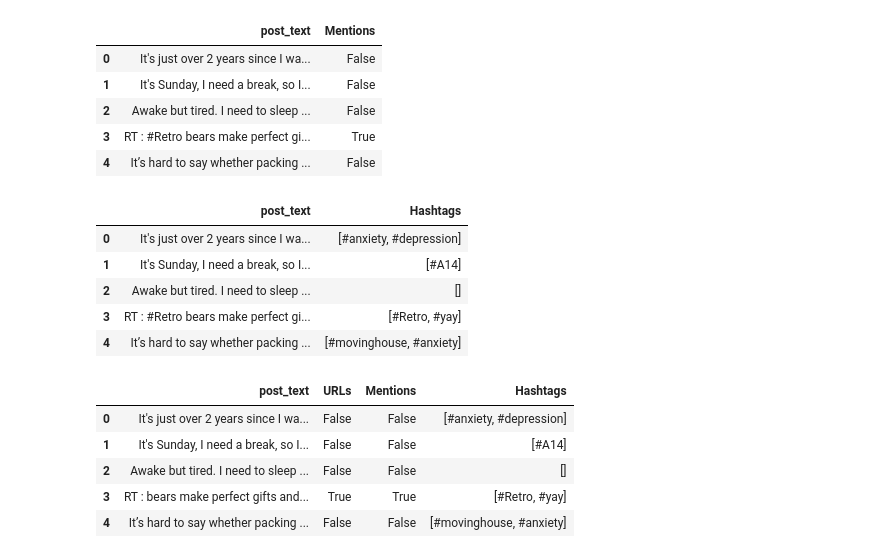
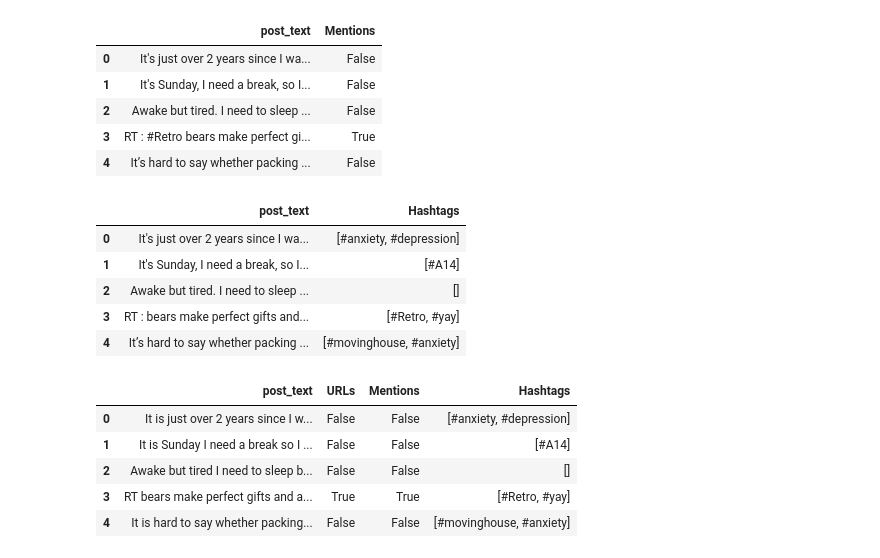
Before and after one commit to thunder121x/Social-Media-Emotion-Analysis-Framework, a Jupyter notebook: main.ipynb, the cells around one changed output. Drawn from its saved outputs; the diff is of its cells as text; code cells hidden in the pictures.

```diff
--- a/main.ipynb
+++ b/main.ipynb
@@ -149,28 +142,20 @@ def extract_hashtags(text):
 
 # Extract hashtags into a new column
 df_cleaned['Hashtags'] = df_cleaned['post_text'].apply(lambda x: extract_hashtags(x))
+
+# (Optional) If you want to also REMOVE hashtags from the post_text:
+def remove_hashtags(text):
+    return re.sub(r'#\w+', '', text)
+
+# Uncomment below line if you want to remove hashtags from the post_text
+df_cleaned['post_text'] = df_cleaned['post_text'].apply(lambda x: remove_hashtags(x))
+
+# View the result
 df_cleaned[['post_text', 'Hashtags']].head()
 # %% [output]
 |  | post_text | Hashtags |
 | 0 | It's just over 2 years since I wa... | [#anxiety, #depression] |
 | 1 | It's Sunday, I need a break, so I... | [#A14] |
 | 2 | Awake but tired. I need to sleep ... | [] |
-| 3 | RT : #Retro bears make perfect gi... | [#Retro, #yay] |
+| 3 | RT : bears make perfect gifts and... | [#Retro, #yay] |
 | 4 | It’s hard to say whether packing ... | [#movinghouse, #anxiety] |
-# %%
-# (Optional) If you want to also REMOVE hashtags from the post_text:
-def remove_hashtags(text):
-    return re.sub(r'#\w+', '', text)
-
-# Uncomment below line if you want to remove hashtags from the post_text
-df_cleaned['post_text'] = df_cleaned['post_text'].apply(lambda x: remove_hashtags(x))
-
-# View the result
-df_cleaned[['post_text', 'URLs', 'Mentions', 'Hashtags']].head()
-# %% [output]
-|  | post_text | URLs | Mentions | Hashtags |
-| 0 | It's just over 2 years since I wa... | False | False | [#anxiety, #depression] |
-| 1 | It's Sunday, I need a break, so I... | False | False | [#A14] |
-| 2 | Awake but tired. I need to sleep ... | False | False | [] |
-| 3 | RT : bears make perfect gifts and... | True | True | [#Retro, #yay] |
-| 4 | It’s hard to say whether packing ... | False | False | [#movinghouse, #anxiety] |
@@ -176,0 +168,30 @@ df_cleaned[['post_text', 'URLs', 'Mentions', 'Hashtags']].head()
+# %%
+# --- Step 4: Handle Emojis ---
+def convert_emojis(text):
+    return emoji.demojize(text, language='en')
+
+df_cleaned['post_text'] = df_cleaned['post_text'].apply(lambda x: convert_emojis(x))
+
+# --- Step 5: Expand Contractions ---
+def expand_contractions(text):
+    return contractions.fix(text)
+
+df_cleaned['post_text'] = df_cleaned['post_text'].apply(lambda x: expand_contractions(x))
+
+# --- Step 6: Remove Special Characters/Punctuation ---
+def remove_special_characters(text):
+    # Remove all characters except words, spaces, and hashtags
+    cleaned_text = re.sub(r'[^\w\s#]', '', text)
+    return cleaned_text
+
+df_cleaned['post_text'] = df_cleaned['post_text'].apply(lambda x: remove_special_characters(x))
+
+# View the result
+df_cleaned[['post_text', 'URLs', 'Mentions', 'Hashtags']].head()
+# %% [output]
+|  | post_text | URLs | Mentions | Hashtags |
+| 0 | It is just over 2 years since I w... | False | False | [#anxiety, #depression] |
+| 1 | It is Sunday I need a break so I ... | False | False | [#A14] |
+| 2 | Awake but tired I need to sleep b... | False | False | [] |
+| 3 | RT bears make perfect gifts and a... | True | True | [#Retro, #yay] |
+| 4 | It is hard to say whether packing... | False | False | [#movinghouse, #anxiety] |
```
Also changed, not shown: parts of 3 cells of this notebook, 1 other file.
